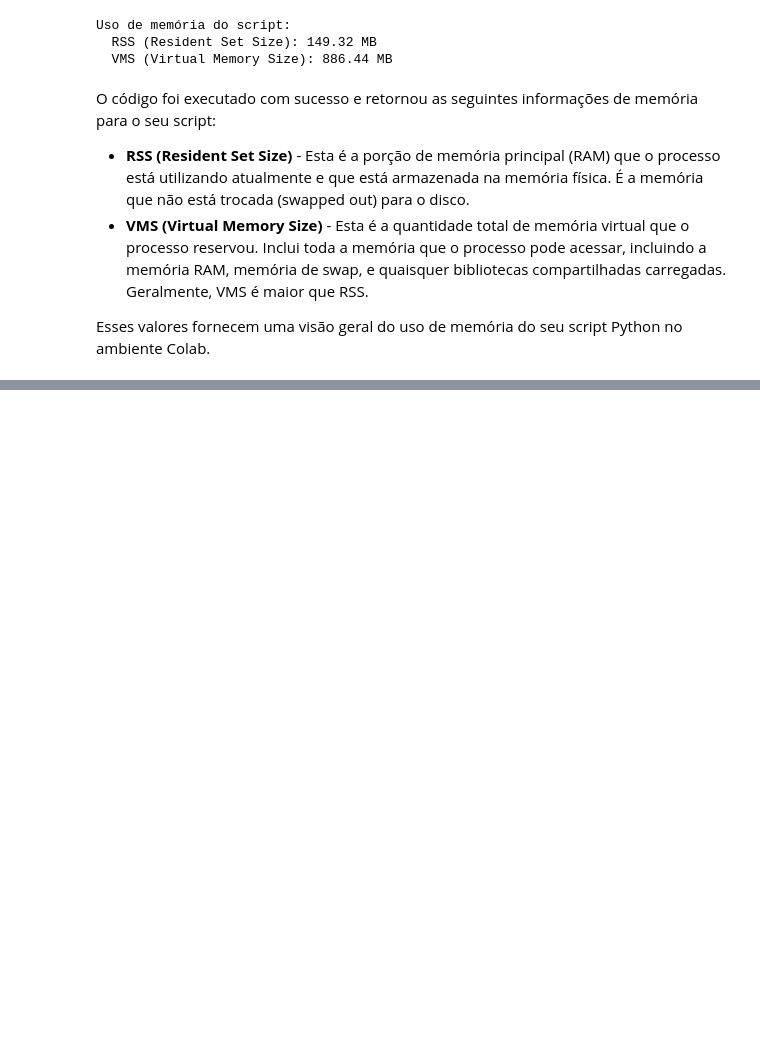
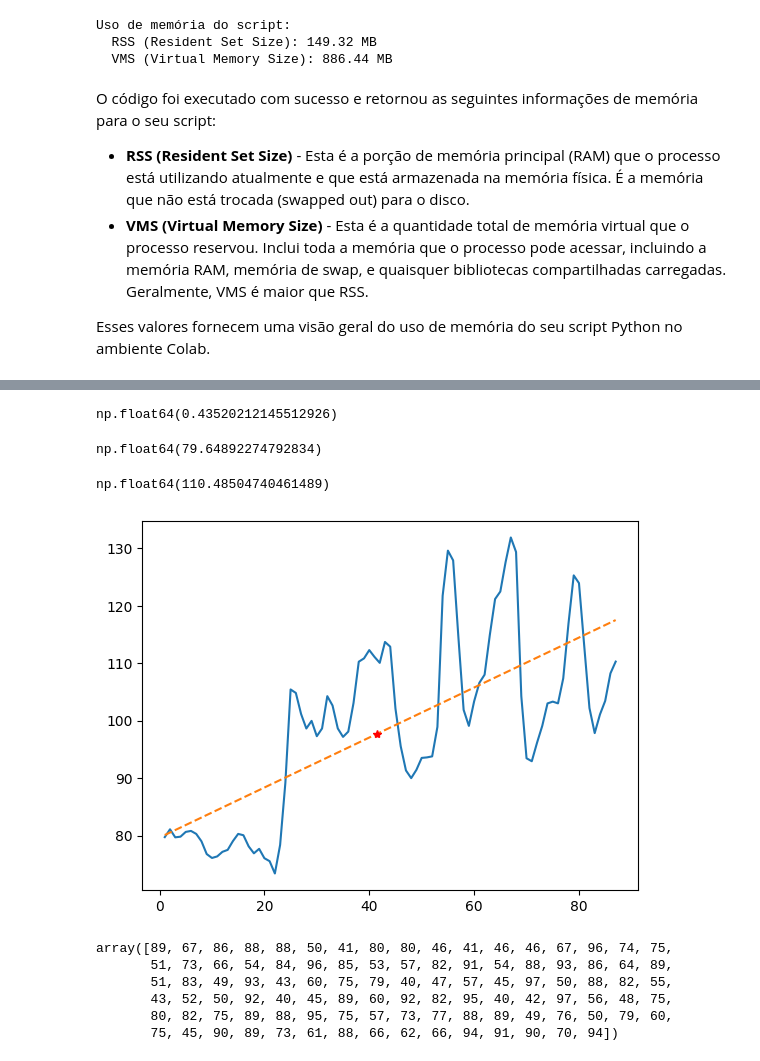
Before and after one commit to myke-oliveira/alura-numpy, a Jupyter notebook: Alura_Numpy.ipynb, the cells around one changed output, grey strips where cells are left out. Saved outputs shown, nothing was run; the diff lists cells and outputs as text; code cells hidden in the pictures; blank space fills up the shorter version.

```diff
--- a/Alura_Numpy.ipynb
+++ b/Alura_Numpy.ipynb
@@ -484,0 +505,35 @@ Esses valores fornecem uma visão geral do uso de memória do seu script Python
+# %%
+Y = Moscow
+X = datas
+n = np.size(Moscow)
+# %%
+a = (n*np.sum(X*Y) - X.sum() * Y.sum()) / (n * np.sum(X**2) - X.sum()**2)
+a
+# %% [output]
+np.float64(0.43520212145512926)
+# %%
+b = Y.mean() - a * X.mean()
+b
+# %% [output]
+np.float64(79.64892274792834)
+# %%
+np.linalg.norm(Y - y)
+# %% [output]
+np.float64(110.48504740461489)
+# %%
+y = a*x + b
+plt.plot(datas, Moscow)
+plt.plot(x, y, '--')
+plt.plot(41.5, 41.5*a + b, '*r')
+plt.show()
+# %% [output]
+[figure, added]
+# %%
+np.random.randint(low=40, high=100, size=100)
+# %% [output]
+array([89, 67, 86, 88, 88, 50, 41, 80, 80, 46, 41, 46, 46, 67, 96, 74, 75,
+       51, 73, 66, 54, 84, 96, 85, 53, 57, 82, 91, 54, 88, 93, 86, 64, 89,
+       51, 83, 49, 93, 43, 60, 75, 79, 40, 47, 57, 45, 97, 50, 88, 82, 55,
+       43, 52, 50, 92, 40, 45, 89, 60, 92, 82, 95, 40, 42, 97, 56, 48, 75,
+       80, 82, 75, 89, 88, 95, 75, 57, 73, 77, 88, 89, 49, 76, 50, 79, 60,
+       75, 45, 90, 89, 73, 61, 88, 66, 62, 66, 94, 91, 90, 70, 94])
```
Also changed, not shown: parts of 12 cells of this notebook.
